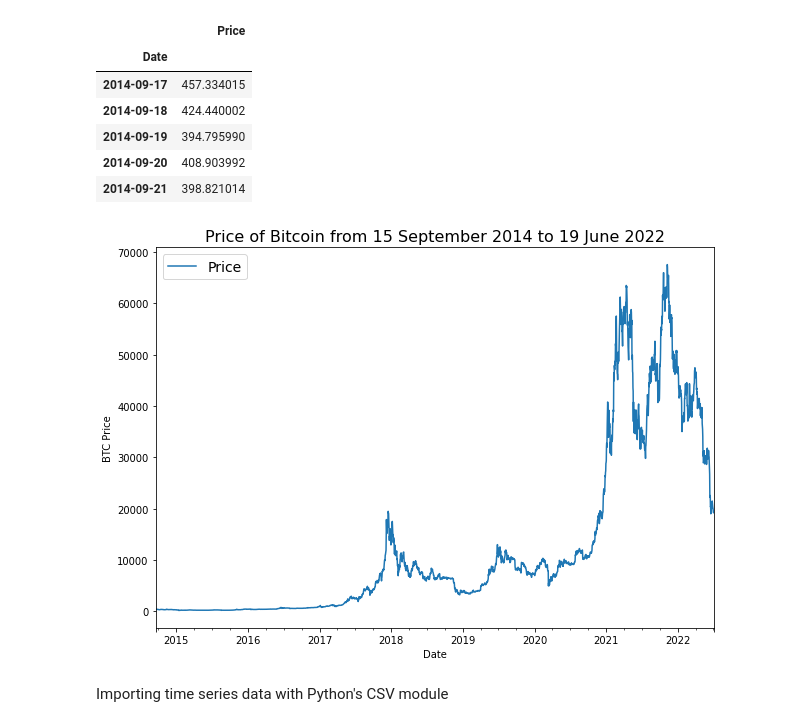
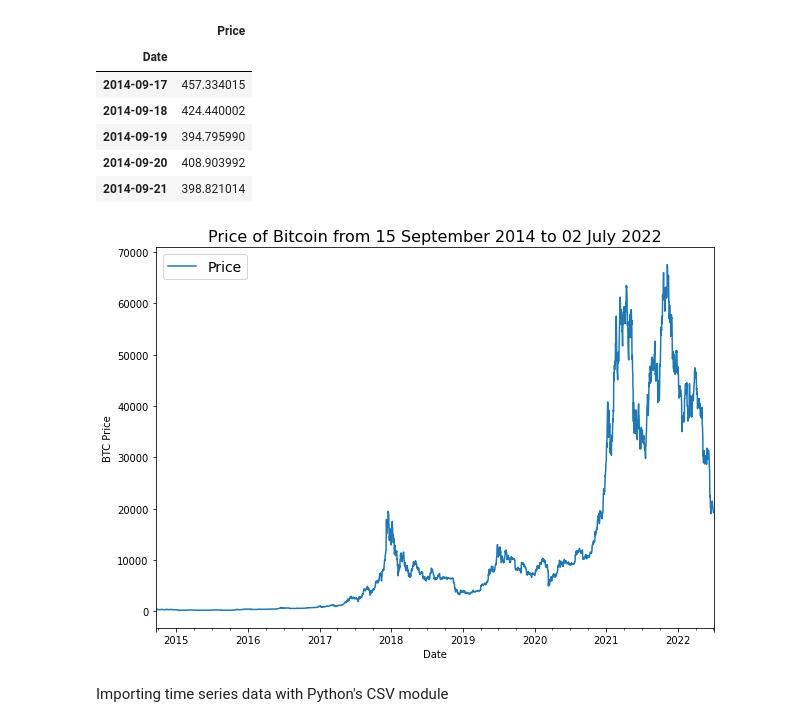
Before and after one commit to DataDoggo215/Predicting_BitcoinPrices, a Jupyter notebook: BitPredict_time_series_forecastng.ipynb, the cells around one changed output. Saved outputs shown, nothing was run; the diff lists cells and outputs as text; code cells hidden in the pictures.

```diff
--- a/BitPredict_time_series_forecastng.ipynb
+++ b/BitPredict_time_series_forecastng.ipynb
@@ -90,11 +90,11 @@ bitcoin_prices.head()
 # %%
 import matplotlib.pyplot as plt
 bitcoin_prices.plot(figsize=(10, 7))
 plt.ylabel("BTC Price")
-plt.title("Price of Bitcoin from 15 September 2014 to 19 June 2022", fontsize=16)
+plt.title("Price of Bitcoin from 15 September 2014 to 02 July 2022", fontsize=16)
 plt.legend(fontsize=14);
 # %% [output]
-[figure, old version]
+[figure, new version]
 # %% [markdown]
 Importing time series data with Python's CSV module
 # %%
```
Also changed, not shown: parts of 28 cells of this notebook.
